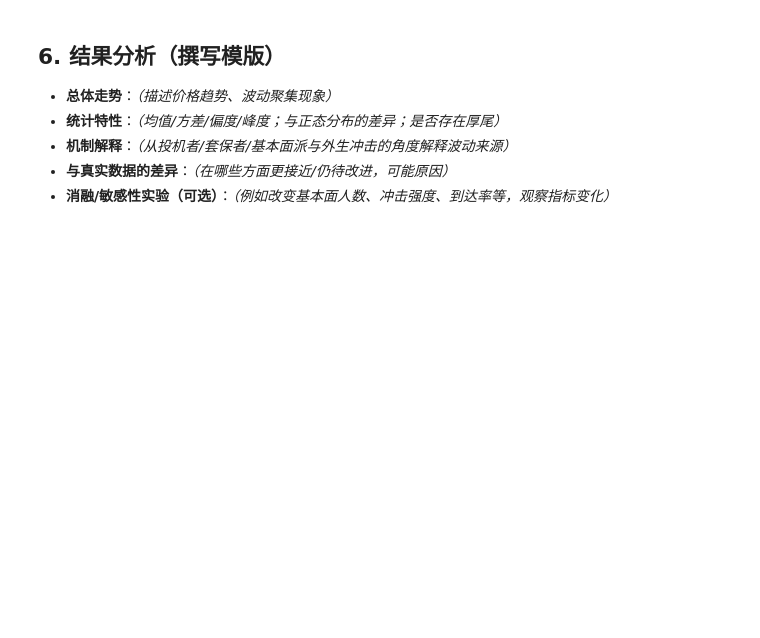
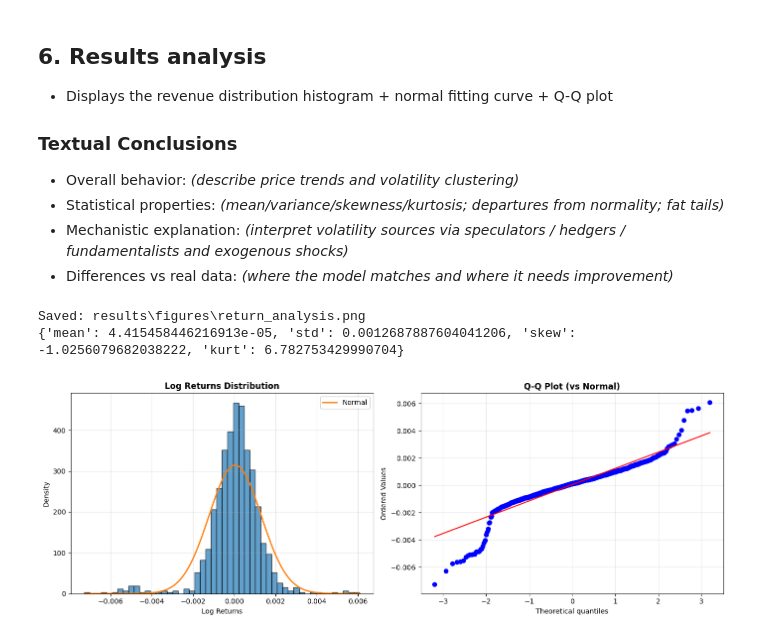
Before and after one commit to Y0gnut/cits4403, a Jupyter notebook: Demo.ipynb, the cells around one changed output. Cells and saved outputs as stored; diff of their text form; code cells hidden in the pictures; blank space fills up the shorter version.

```diff
--- a/Demo.ipynb
+++ b/Demo.ipynb
@@ -175,9 +460,62 @@ else:
 # %% [markdown]
+## 6. Results analysis
 
-## 6. 结果分析（撰写模版）
+- Displays the revenue distribution histogram + normal fitting curve + Q-Q plot
 
-- **总体走势**：*（描述价格趋势、波动聚集现象）*
-- **统计特性**：*（均值/方差/偏度/峰度；与正态分布的差异；是否存在厚尾）*
-- **机制解释**：*（从投机者/套保者/基本面派与外生冲击的角度解释波动来源）*
-- **与真实数据的差异**：*（在哪些方面更接近/仍待改进，可能原因）*
-- **消融/敏感性实验（可选）**：*（例如改变基本面人数、冲击强度、到达率等，观察指标变化）*
+### Textual Conclusions
+- Overall behavior: *(describe price trends and volatility clustering)*
+- Statistical properties: *(mean/variance/skewness/kurtosis; departures from normality; fat tails)*
+- Mechanistic explanation: *(interpret volatility sources via speculators / hedgers / fundamentalists and exogenous shocks)*
+- Differences vs real data: *(where the model matches and where it needs improvement)*
+# %%
+# ---- 收益分布直方图 + 正态拟合曲线 + Q-Q 图 ----
+import numpy as np
+import pandas as pd
+import matplotlib.pyplot as plt
+from scipy import stats
+from pathlib import Path
+
+# 读取模拟价格
+sim_df = pd.read_csv("results/improved_simulation.csv")
+prices = sim_df["price"].values
+
+# 对数收益
+returns = np.diff(np.log(prices))
+mu, sigma = returns.mean(), returns.std()
+
+# 绘图
+fig, axes = plt.subplots(1, 2, figsize=(14, 5))
+
+# 直方图 + 正态曲线
+axes[0].hist(returns, bins=50, density=True, alpha=0.7, edgecolor="black")
+x = np.linspace(returns.min(), returns.max(), 200)
+axes[0].plot(x, 1/(sigma*np.sqrt(2*np.pi))*np.exp(-0.5*((x-mu)/sigma)**2), linewidth=2, label="Normal")
+axes[0].set_title("Log Returns Distribution", fontsize=12, fontweight="bold")
+axes[0].set_xlabel("Log Returns")
+axes[0].set_ylabel("Density")
+axes[0].grid(True, alpha=0.3)
+axes[0].legend()
+
+# Q-Q 图
+stats.probplot(returns, dist="norm", plot=axes[1])
+axes[1].set_title("Q-Q Plot (vs Normal)", fontsize=12, fontweight="bold")
+axes[1].grid(True, alpha=0.3)
+
+plt.tight_layout()
+Path("results/figures").mkdir(parents=True, exist_ok=True)
+out_path = Path("results/figures/return_analysis.png")
+plt.savefig(out_path, dpi=300, bbox_inches="tight")
+print(f"Saved: {out_path}")
+
+# 打印统计量（可粘贴到写作部分）
+s = pd.Series(returns)
+print({
+    "mean": float(s.mean()),
+    "std" : float(s.std()),
+    "skew": float(s.skew()),
+    "kurt": float(s.kurtosis())
+})
+# %% [output]
+Saved: results\figures\return_analysis.png
+{'mean': 4.415458446216913e-05, 'std': 0.0012687887604041206, 'skew': -1.0256079682038222, 'kurt': 6.782753429990704}
+[figure, added]
```
Also changed, not shown: parts of 17 cells of this notebook, 6 other files.
